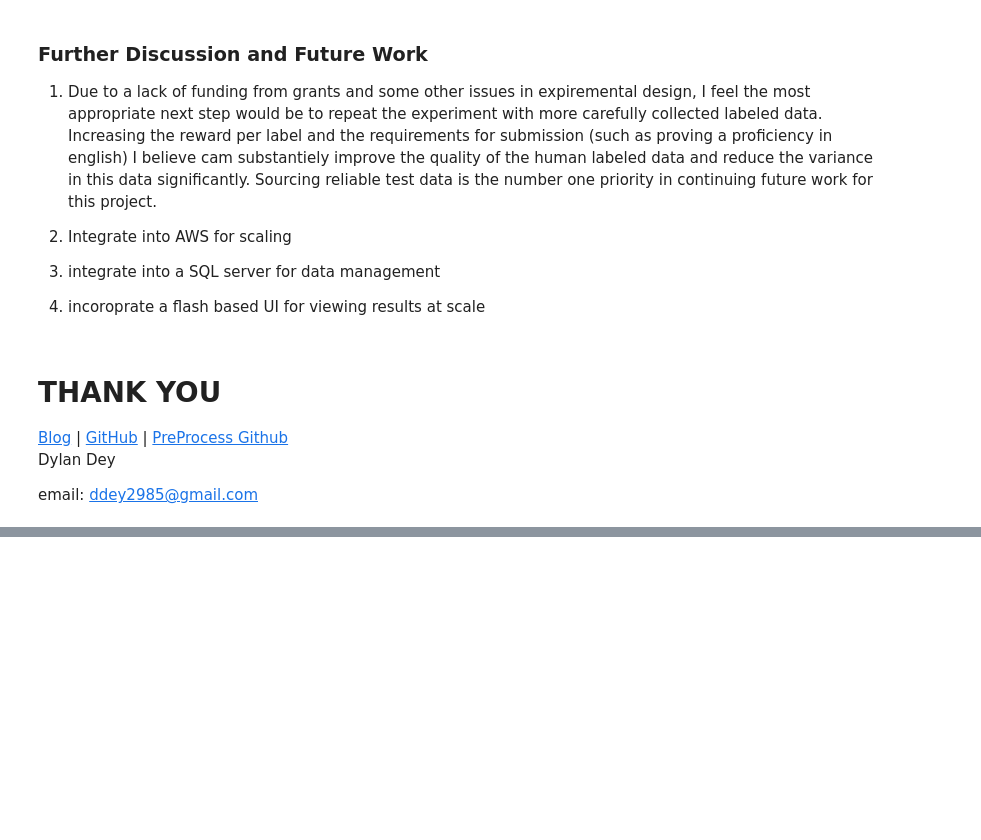
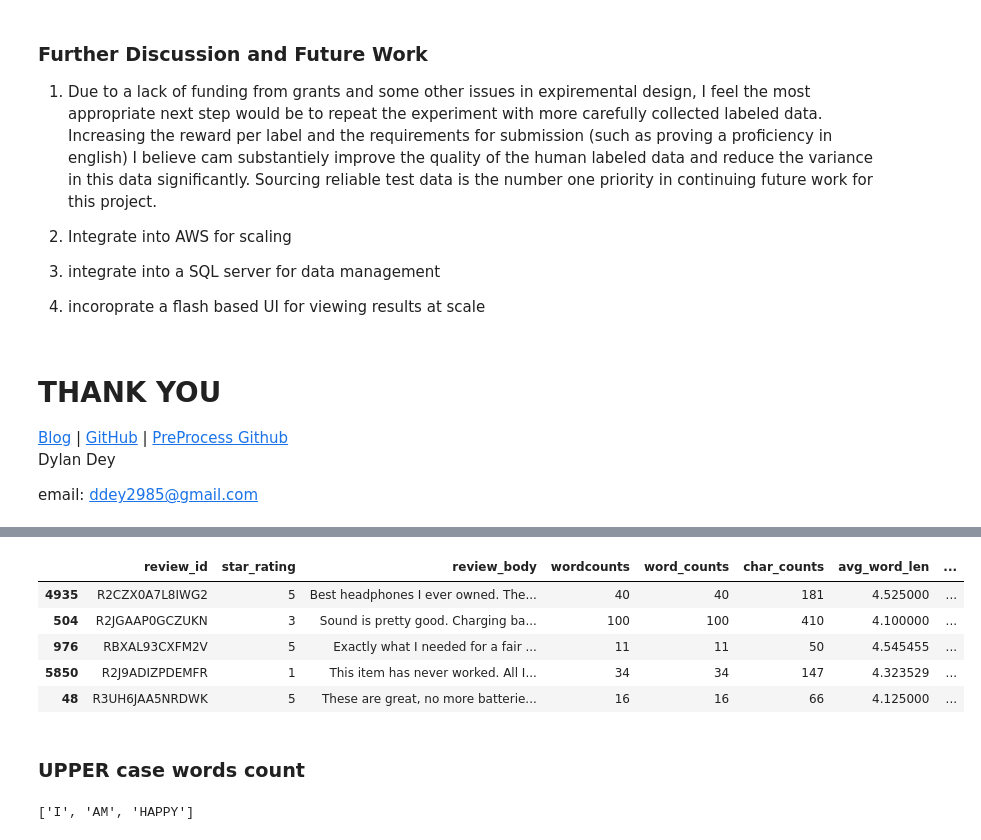
Before and after one commit to ddey117/ABSA_Project_4, a Jupyter notebook: ABSA_Triplet_Extractor_Notebook.ipynb, the cells around one changed output, grey strips where cells are left out. Saved outputs shown, nothing was run; the diff lists cells and outputs as text; code cells hidden in the pictures; blank space fills up the shorter version.

```diff
--- a/ABSA_Triplet_Extractor_Notebook.ipynb
+++ b/ABSA_Triplet_Extractor_Notebook.ipynb
@@ -1263,0 +1678,2 @@ email: ddey2985@gmail.com
+# %%
+x = 'this is 1 and 2'
@@ -1263,0 +1692,13 @@ email: ddey2985@gmail.com
+# %%
+df['numerics_count'] = df['review_body'].apply(lambda x: len([t for t in x.split() if t.isdigit()]))
+# %%
+df.sample(5)
+# %% [output]
+|  | review_id | star_rating | review_body | wordcounts | word_counts | char_counts | avg_word_len | ... |
+| 4935 | R2CZX0A7L8IWG2 | 5 | Best headphones I ever owned. The... | 40 | 40 | 181 | 4.525000 | ... |
+| 504 | R2JGAAP0GCZUKN | 3 | Sound is pretty good. Charging ba... | 100 | 100 | 410 | 4.100000 | ... |
+| 976 | RBXAL93CXFM2V | 5 | Exactly what I needed for a fair ... | 11 | 11 | 50 | 4.545455 | ... |
+| 5850 | R2J9ADIZPDEMFR | 1 | This item has never worked. All I... | 34 | 34 | 147 | 4.323529 | ... |
+| 48 | R3UH6JAA5NRDWK | 5 | These are great, no more batterie... | 16 | 16 | 66 | 4.125000 | ... |
+# %% [markdown]
+### UPPER case words count
@@ -1263,0 +1708,4 @@ email: ddey2985@gmail.com
+# %%
+[t for t in x.split() if t.isupper()]
+# %% [output]
+['I', 'AM', 'HAPPY']
```
Also changed, not shown: parts of 151 cells of this notebook, 3 other files.
